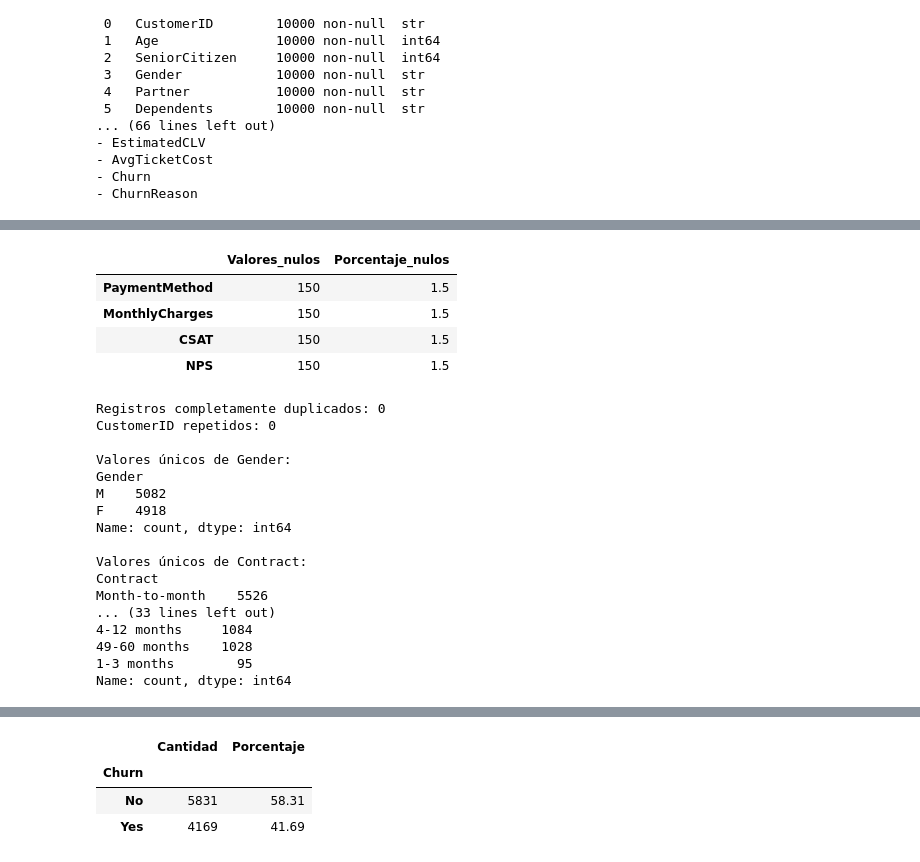
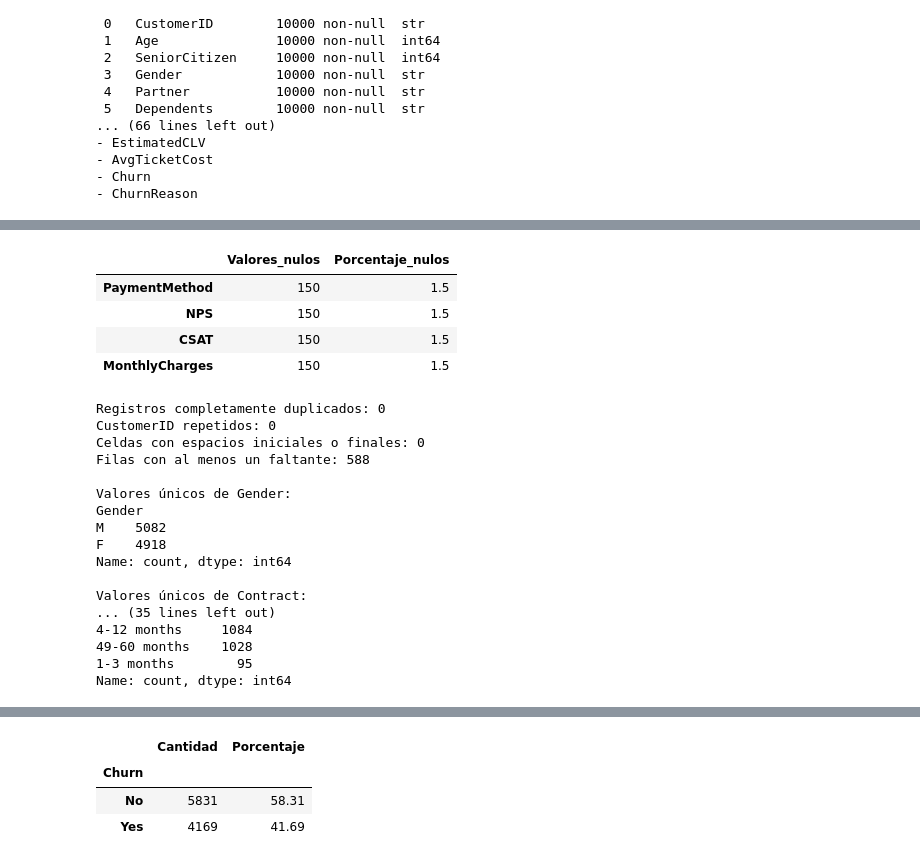
Before and after one commit to lmesac/proyecto-fuga-telecom, a Jupyter notebook: notebooks/01_analisis_exploratorio.ipynb, the cells around one changed output, grey strips where cells are left out. Drawn from its saved outputs; the diff is of its cells as text; code cells hidden in the pictures.

```diff
--- a/notebooks/01_analisis_exploratorio.ipynb
+++ b/notebooks/01_analisis_exploratorio.ipynb
@@ -38,5 +27,8 @@ print(sys.executable)
 # %%
-df = pd.read_csv("../data/telecom_churn_10000.csv")
+# La configuración resuelve la ruta desde el proyecto, independientemente del directorio del notebook.
+from telecom_churn.config import DATA_FILE
+
+df = pd.read_csv(DATA_FILE)
 
 print("Dimensiones del dataset:", df.shape)
 print("\nPrimeras cinco observaciones:")
@@ -126,38 +121,47 @@ duplicados = df_eda.duplicated().sum()
 ids_duplicados = df_eda["CustomerID"].duplicated().sum()
 
 print("Registros completamente duplicados:", duplicados)
 print("CustomerID repetidos:", ids_duplicados)
 
 # %%
 # Revisión y normalización de espacios en variables de texto
 columnas_texto = df_eda.select_dtypes(
     include=["object", "string"]
 ).columns
 
+celdas_con_espacios = sum(
+    (df_eda[columna].dropna() != df_eda[columna].dropna().str.strip()).sum()
+    for columna in columnas_texto
+)
+print("Celdas con espacios iniciales o finales:", celdas_con_espacios)
+print("Filas con al menos un faltante:", df_eda.isna().any(axis=1).sum())
+
 for columna in columnas_texto:
     df_eda[columna] = df_eda[columna].str.strip()
 
 # Revisión de categorías
 variables_revision = [
     "Gender",
     "Contract",
     "PaymentMethod",
     "InternetService",
     "Churn",
     "TenureCohort"
 ]
 
 for variable in variables_revision:
     print(f"\nValores únicos de {variable}:")
     print(df_eda[variable].value_counts(dropna=False))
 # %% [output]
 |  | Valores_nulos | Porcentaje_nulos |
 | PaymentMethod | 150 | 1.5 |
+| NPS | 150 | 1.5 |
+| CSAT | 150 | 1.5 |
 | MonthlyCharges | 150 | 1.5 |
-| CSAT | 150 | 1.5 |
-| NPS | 150 | 1.5 |
 Registros completamente duplicados: 0
 CustomerID repetidos: 0
+Celdas con espacios iniciales o finales: 0
+Filas con al menos un faltante: 588
 
 Valores únicos de Gender:
 Gender
@@ -166,9 +170,7 @@ F    4918
 Name: count, dtype: int64
 
 Valores únicos de Contract:
-Contract
-Month-to-month    5526
-... (33 lines left out)
+... (35 lines left out)
 4-12 months     1084
 49-60 months    1028
 1-3 months        95
```
Also changed, not shown: parts of 30 cells of this notebook.
